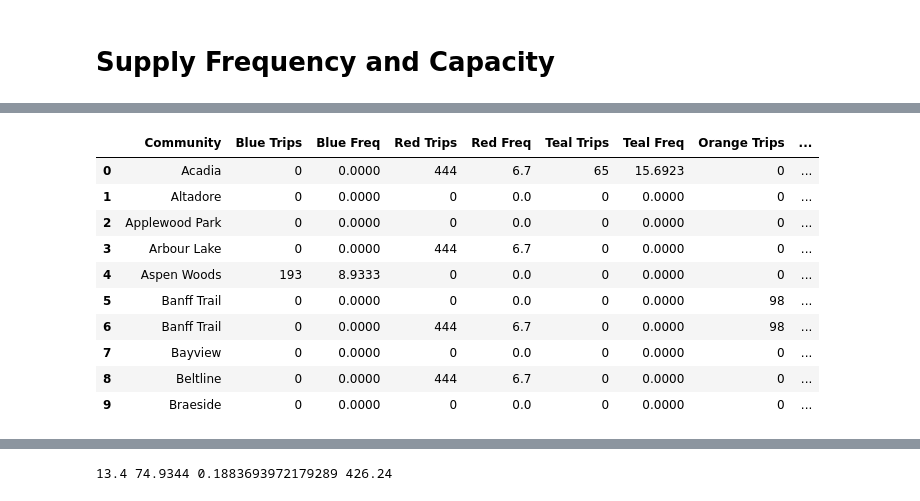
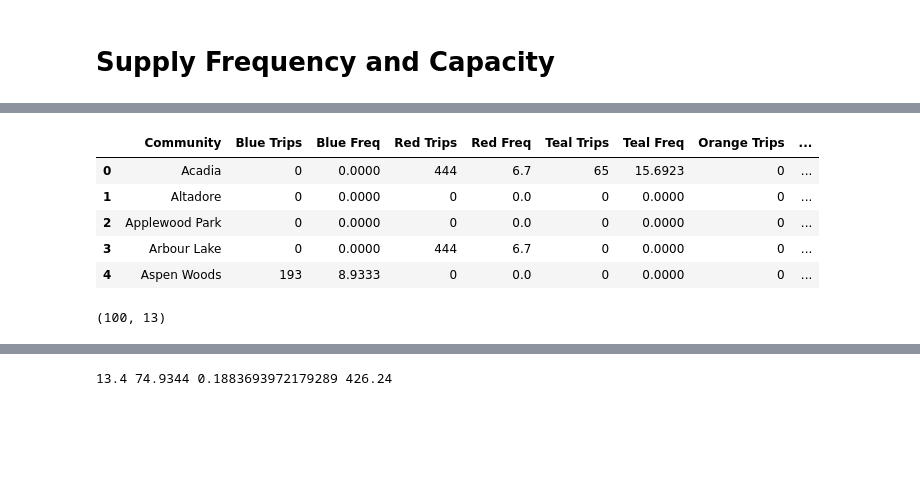
Before and after one commit to sulemanbasit/Calgary-Transit-Economic-Gap-Analysis, a Jupyter notebook: ctga.ipynb, the cells around one changed output, grey strips where cells are left out. Saved outputs shown, nothing was run; the diff lists cells and outputs as text; code cells hidden in the pictures; blank space fills up the shorter version.

```diff
--- a/ctga.ipynb
+++ b/ctga.ipynb
@@ -372,17 +369,16 @@ sup_fc.loc[(sup_fc['Teal Freq'] != 0),'Teal Freq'] = teal_freq
 sup_fc.loc[(sup_fc['Purple Trips'] != 0),'Purple Trips'] = purple_trips
 sup_fc.loc[(sup_fc['Purple Freq'] != 0),'Purple Freq'] = purple_freq
 # %%
-sup_fc.head(10)
+sup_fc.head()
 # %% [output]
 |  | Community | Blue Trips | Blue Freq | Red Trips | Red Freq | Teal Trips | Teal Freq | Orange Trips | ... |
 | 0 | Acadia | 0 | 0.0000 | 444 | 6.7 | 65 | 15.6923 | 0 | ... |
 | 1 | Altadore | 0 | 0.0000 | 0 | 0.0 | 0 | 0.0000 | 0 | ... |
 | 2 | Applewood Park | 0 | 0.0000 | 0 | 0.0 | 0 | 0.0000 | 0 | ... |
 | 3 | Arbour Lake | 0 | 0.0000 | 444 | 6.7 | 0 | 0.0000 | 0 | ... |
 | 4 | Aspen Woods | 193 | 8.9333 | 0 | 0.0 | 0 | 0.0000 | 0 | ... |
-| 5 | Banff Trail | 0 | 0.0000 | 0 | 0.0 | 0 | 0.0000 | 98 | ... |
-| 6 | Banff Trail | 0 | 0.0000 | 444 | 6.7 | 0 | 0.0000 | 98 | ... |
-| 7 | Bayview | 0 | 0.0000 | 0 | 0.0 | 0 | 0.0000 | 0 | ... |
-| 8 | Beltline | 0 | 0.0000 | 444 | 6.7 | 0 | 0.0000 | 0 | ... |
-| 9 | Braeside | 0 | 0.0000 | 0 | 0.0 | 0 | 0.0000 | 0 | ... |
+# %%
+sup_fc.shape
+# %% [output]
+(100, 13)
 # %%
```
Also changed, not shown: parts of 22 cells of this notebook, 4 other files.
